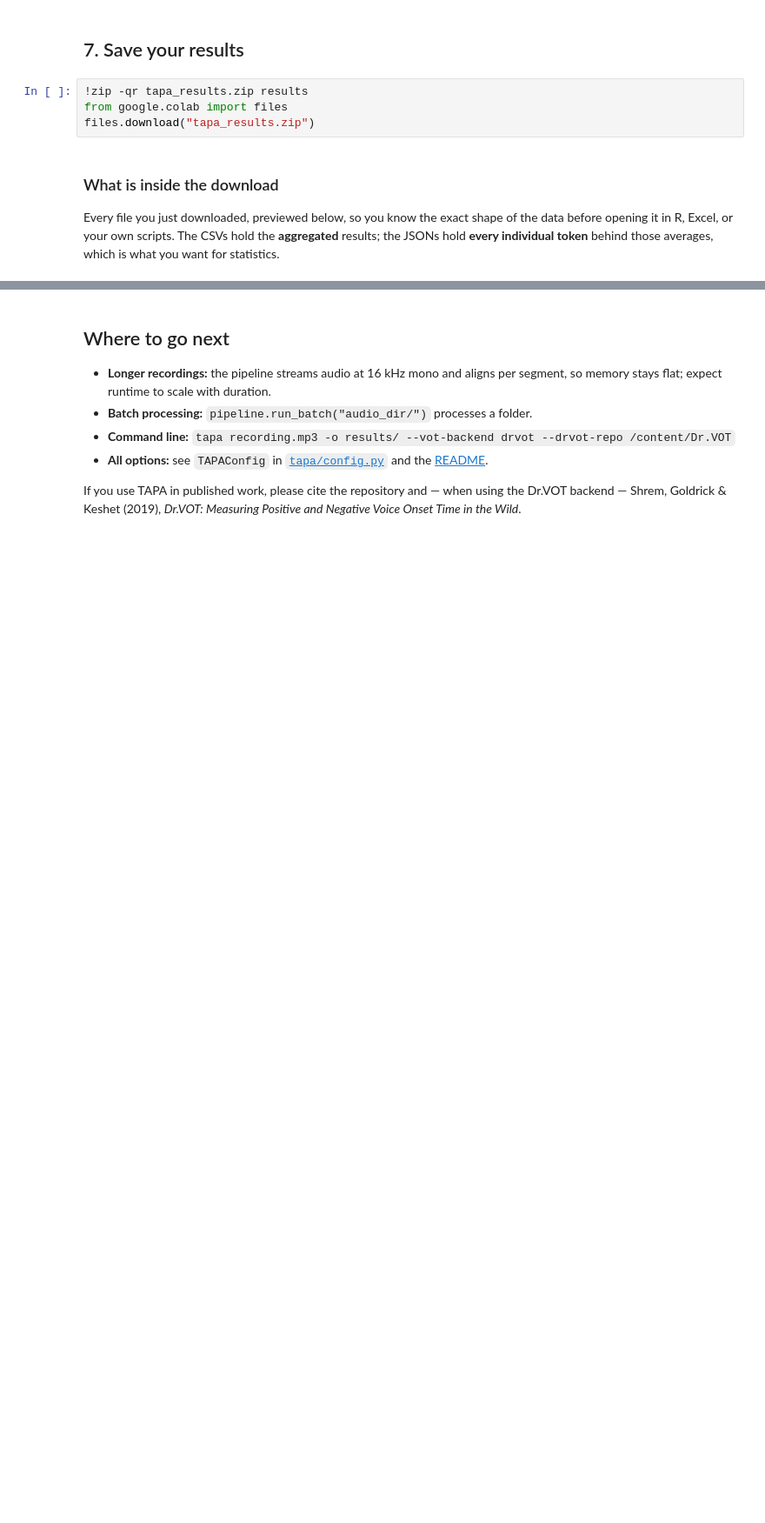
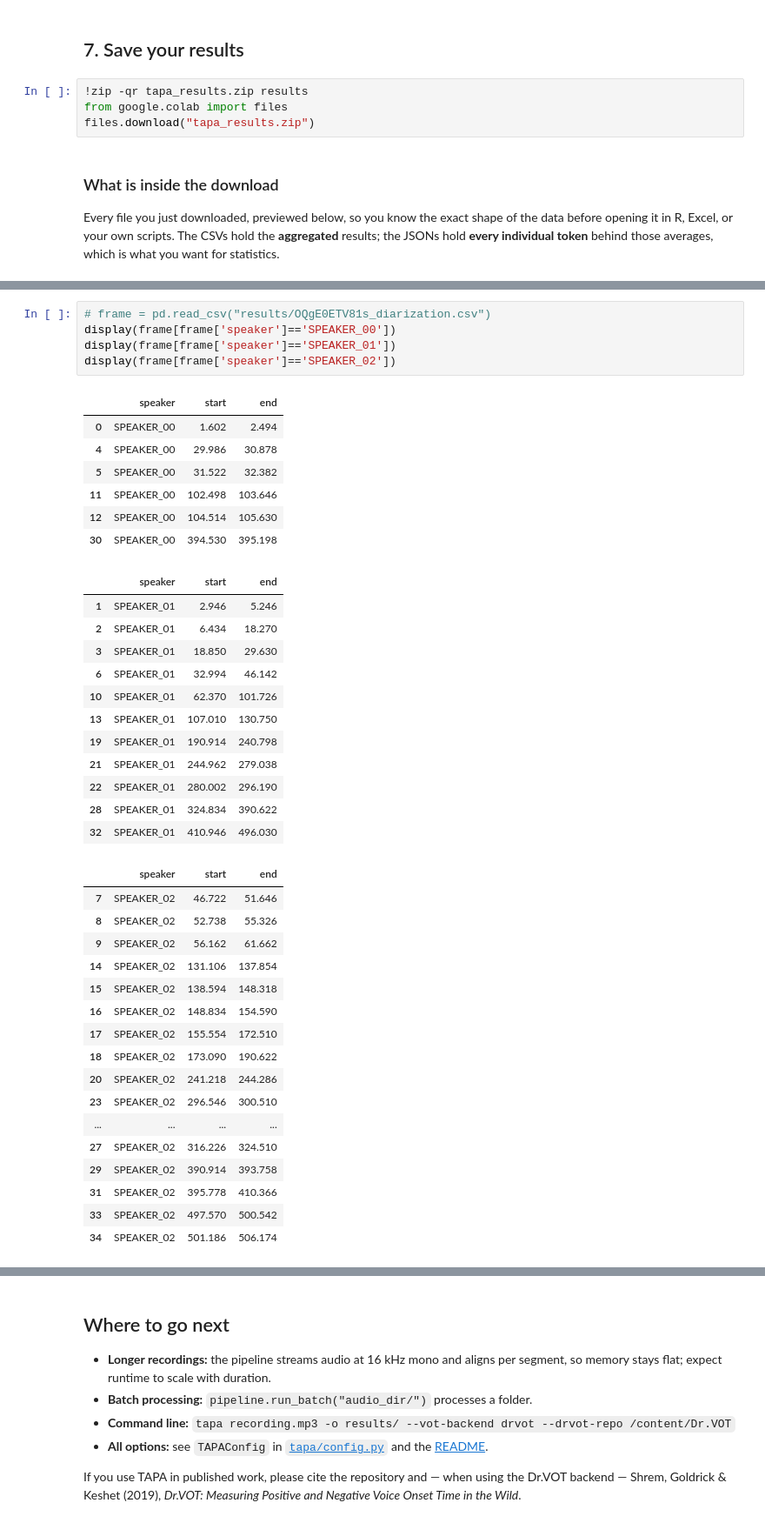
Before and after one commit to sarmadchandio/tapa, a Jupyter notebook: notebooks/tapa_tutorial.ipynb, the cells around one changed output, grey strips where cells are left out. Shown at 87% size. Saved outputs shown, nothing was run; the diff lists cells and outputs as text; blank space fills up the shorter version.

```diff
--- a/notebooks/tapa_tutorial.ipynb
+++ b/notebooks/tapa_tutorial.ipynb
@@ -422,3 +664,45 @@ for name, note in [
+# %%
+# frame = pd.read_csv("results/OQgE0ETV81s_diarization.csv")
+display(frame[frame['speaker']=='SPEAKER_00'])
+display(frame[frame['speaker']=='SPEAKER_01'])
+display(frame[frame['speaker']=='SPEAKER_02'])
+# %% [output]
+|  | speaker | start | end |
+| 0 | SPEAKER_00 | 1.602 | 2.494 |
+| 4 | SPEAKER_00 | 29.986 | 30.878 |
+| 5 | SPEAKER_00 | 31.522 | 32.382 |
+| 11 | SPEAKER_00 | 102.498 | 103.646 |
+| 12 | SPEAKER_00 | 104.514 | 105.630 |
+| 30 | SPEAKER_00 | 394.530 | 395.198 |
+|  | speaker | start | end |
+| 1 | SPEAKER_01 | 2.946 | 5.246 |
+| 2 | SPEAKER_01 | 6.434 | 18.270 |
+| 3 | SPEAKER_01 | 18.850 | 29.630 |
+| 6 | SPEAKER_01 | 32.994 | 46.142 |
+| 10 | SPEAKER_01 | 62.370 | 101.726 |
+| 13 | SPEAKER_01 | 107.010 | 130.750 |
+| 19 | SPEAKER_01 | 190.914 | 240.798 |
+| 21 | SPEAKER_01 | 244.962 | 279.038 |
+| 22 | SPEAKER_01 | 280.002 | 296.190 |
+| 28 | SPEAKER_01 | 324.834 | 390.622 |
+| 32 | SPEAKER_01 | 410.946 | 496.030 |
+|  | speaker | start | end |
+| 7 | SPEAKER_02 | 46.722 | 51.646 |
+| 8 | SPEAKER_02 | 52.738 | 55.326 |
+| 9 | SPEAKER_02 | 56.162 | 61.662 |
+| 14 | SPEAKER_02 | 131.106 | 137.854 |
+| 15 | SPEAKER_02 | 138.594 | 148.318 |
+| 16 | SPEAKER_02 | 148.834 | 154.590 |
+| 17 | SPEAKER_02 | 155.554 | 172.510 |
+| 18 | SPEAKER_02 | 173.090 | 190.622 |
+| 20 | SPEAKER_02 | 241.218 | 244.286 |
+| 23 | SPEAKER_02 | 296.546 | 300.510 |
+| ... | ... | ... | ... |
+| 27 | SPEAKER_02 | 316.226 | 324.510 |
+| 29 | SPEAKER_02 | 390.914 | 393.758 |
+| 31 | SPEAKER_02 | 395.778 | 410.366 |
+| 33 | SPEAKER_02 | 497.570 | 500.542 |
+| 34 | SPEAKER_02 | 501.186 | 506.174 |
 # %%
 # The readable transcript
 txt = f"results/{stem}_transcription.txt"
```
Also changed, not shown: parts of 17 cells of this notebook.
